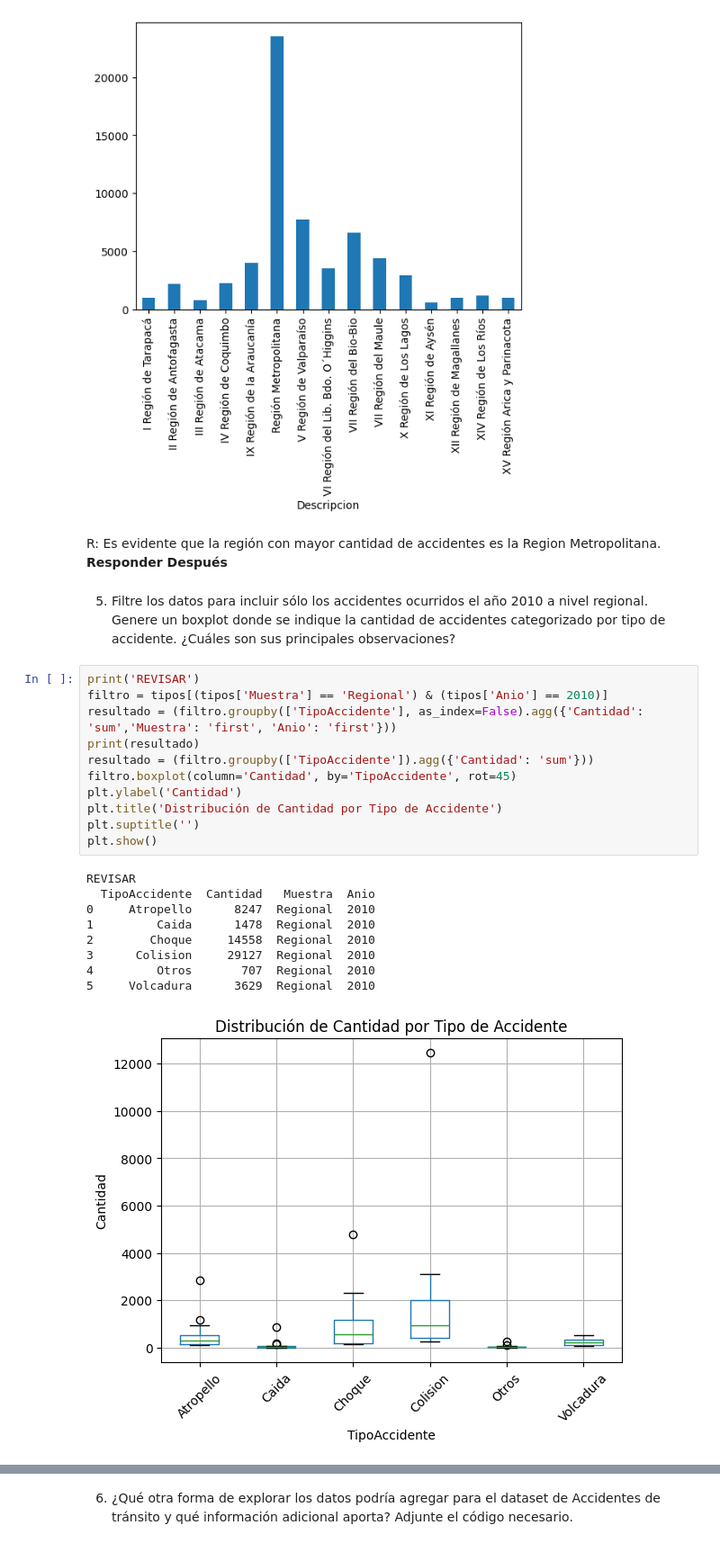
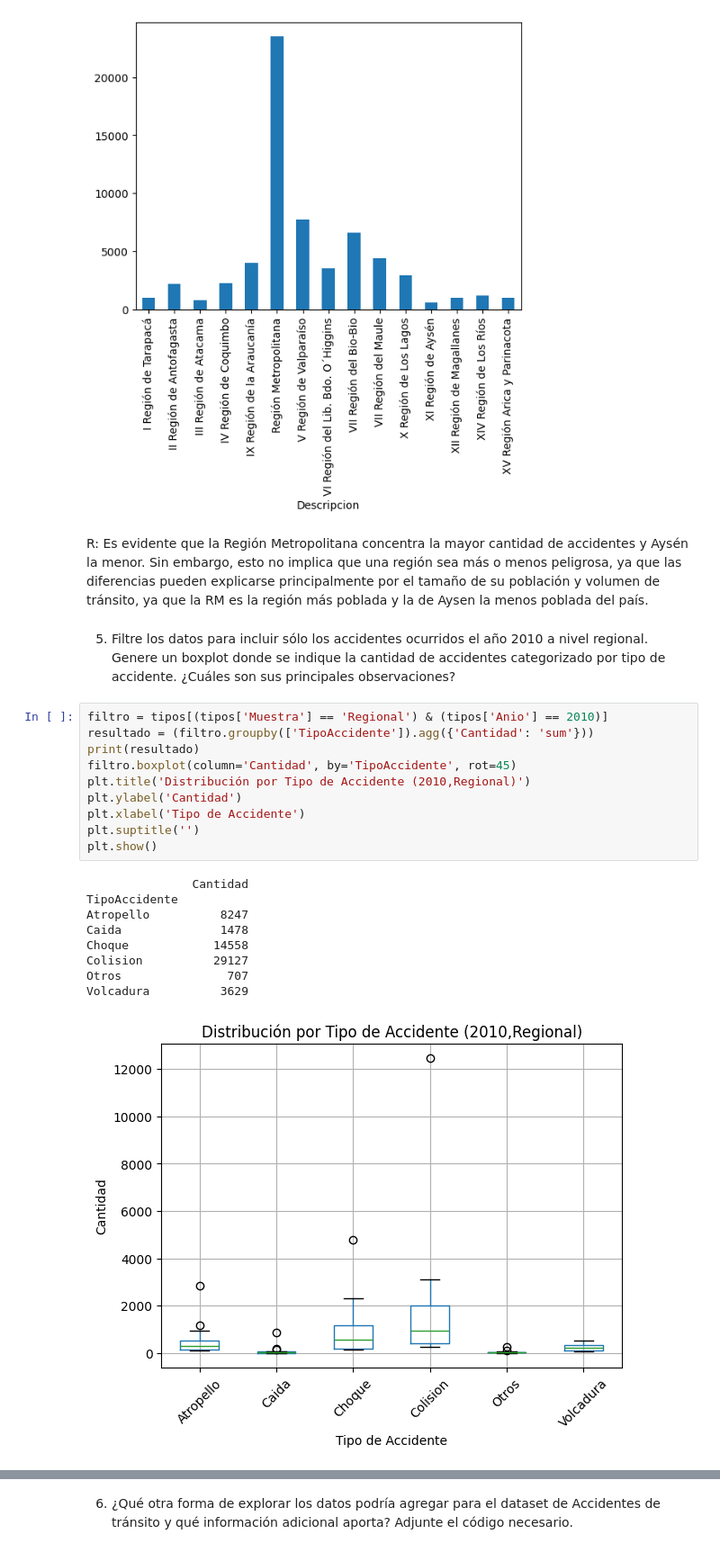
Before and after one commit to chucrutt/mineria_datos_CC5205, a Jupyter notebook: Lab2/Laboratorio_2.ipynb, the cells around one changed output, grey strips where cells are left out. Shown at 90% size. Cells and saved outputs as stored; diff of their text form.

```diff
--- a/Lab2/Laboratorio_2.ipynb
+++ b/Lab2/Laboratorio_2.ipynb
@@ -88,28 +96,27 @@ XV Región Arica y Parinacota          1018
 Name: Cantidad, dtype: int64
 <Axes: xlabel='Descripcion'>
 [figure]
-# %% [markdown]
-R: Es evidente que la región con mayor cantidad de accidentes es la Region Metropolitana. **Responder Después**
+# %% [markdown]
+R: Es evidente que la Región Metropolitana concentra la mayor cantidad de accidentes y Aysén la menor. Sin embargo, esto no implica que una región sea más o menos peligrosa, ya que las diferencias pueden explicarse principalmente por el tamaño de su población y volumen de tránsito, ya que la RM es la región más poblada y la de Aysen la menos poblada del país.
 # %% [markdown]
 5. Filtre los datos para incluir sólo los accidentes ocurridos el año 2010 a nivel regional. Genere un boxplot donde se indique la cantidad de accidentes categorizado por tipo de accidente. ¿Cuáles son sus principales observaciones?
 # %%
-print('REVISAR')
 filtro = tipos[(tipos['Muestra'] == 'Regional') & (tipos['Anio'] == 2010)]
-resultado = (filtro.groupby(['TipoAccidente'], as_index=False).agg({'Cantidad': 'sum','Muestra': 'first', 'Anio': 'first'}))
+resultado = (filtro.groupby(['TipoAccidente']).agg({'Cantidad': 'sum'}))
 print(resultado)
-resultado = (filtro.groupby(['TipoAccidente']).agg({'Cantidad': 'sum'}))
 filtro.boxplot(column='Cantidad', by='TipoAccidente', rot=45)
+plt.title('Distribución por Tipo de Accidente (2010,Regional)')
 plt.ylabel('Cantidad')
-plt.title('Distribución de Cantidad por Tipo de Accidente')
+plt.xlabel('Tipo de Accidente')
 plt.suptitle('')
 plt.show()
 # %% [output]
-REVISAR
-  TipoAccidente  Cantidad   Muestra  Anio
-0     Atropello      8247  Regional  2010
-1         Caida      1478  Regional  2010
-2        Choque     14558  Regional  2010
-3      Colision     29127  Regional  2010
-4         Otros       707  Regional  2010
-5     Volcadura      3629  Regional  2010
+               Cantidad
+TipoAccidente
+Atropello          8247
+Caida              1478
+Choque            14558
+Colision          29127
+Otros               707
+Volcadura          3629
-[figure, old version]
+[figure, new version]
```
Also changed, not shown: parts of 34 cells of this notebook, 1 other file.
